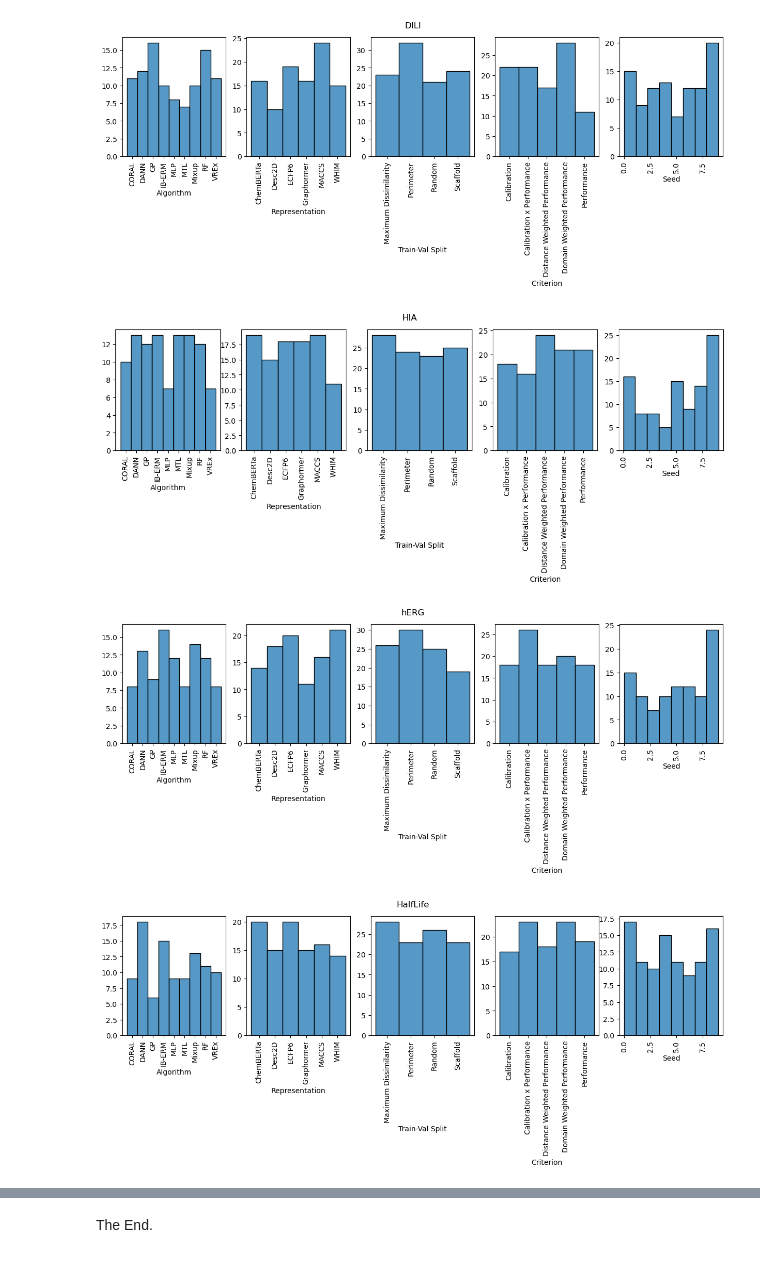
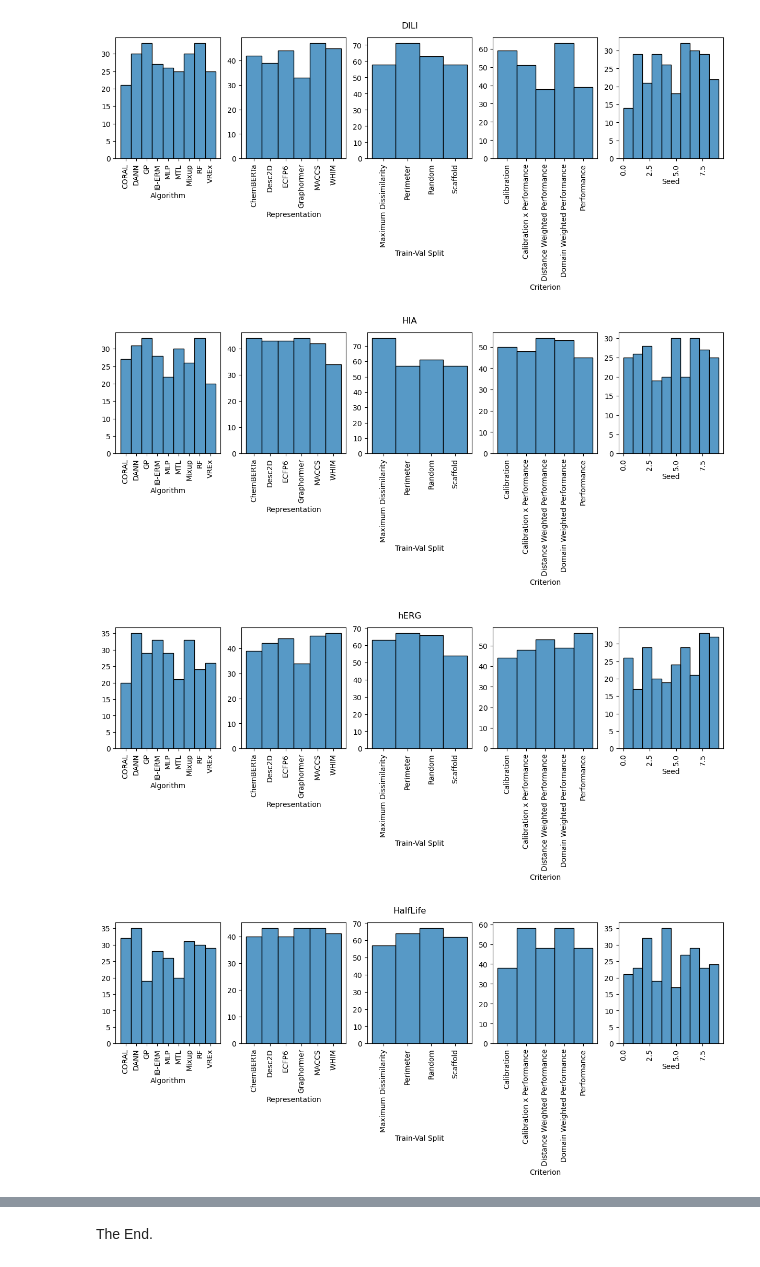
Before and after one commit to valence-labs/mood-experiments, a Jupyter notebook: notebooks/08. Check RCT proportions.ipynb, the cells around one changed output, grey strips where cells are left out. Saved outputs shown, nothing was run; the diff lists cells and outputs as text; code cells hidden in the pictures.

```diff
--- a/notebooks/08. Check RCT proportions.ipynb
+++ b/notebooks/08. Check RCT proportions.ipynb
@@ -6,30 +6,30 @@ import matplotlib.pyplot as plt
 from mood.rct import get_experimental_configurations
 from mood.dataset import MOOD_DATASETS
 # %%
-NUMBER_OF_CONFIGS = 100
+NUMBER_OF_CONFIGS = 250
 # %%
 def plot_proportions(dataset):
     cols = ["Algorithm", "Representation", "Train-Val Split", "Criterion", "Seed"]
     configs = get_experimental_configurations(dataset)[:NUMBER_OF_CONFIGS]
     df = pd.DataFrame(configs, columns=cols)
 
     fig, axs = plt.subplots(ncols=len(cols), figsize=(15, 3))
     fig.suptitle(dataset)
 
     for idx, col in enumerate(cols):
         ax = axs[idx]
         df = df.sort_values(col)
-        sns.histplot(data=df, x=col, ax=ax)
+        sns.histplot(data=df, x=col, ax=ax, bins=10 if col == "Seed" else "auto")
         ax.set_xticklabels(ax.get_xticklabels(), rotation=90)
         ax.set_ylabel("")
 
     plt.tight_layout()
 
 
 for dataset in MOOD_DATASETS:
     plot_proportions(dataset)
 # %% [output]
-[figure, old version]
+[figure, new version]
-[figure, old version]
+[figure, new version]
-[figure, old version]
+[figure, new version]
-[figure, old version]
+[figure, new version]
```
Also changed, not shown: parts of 1 cell of this notebook, 2 other files.
